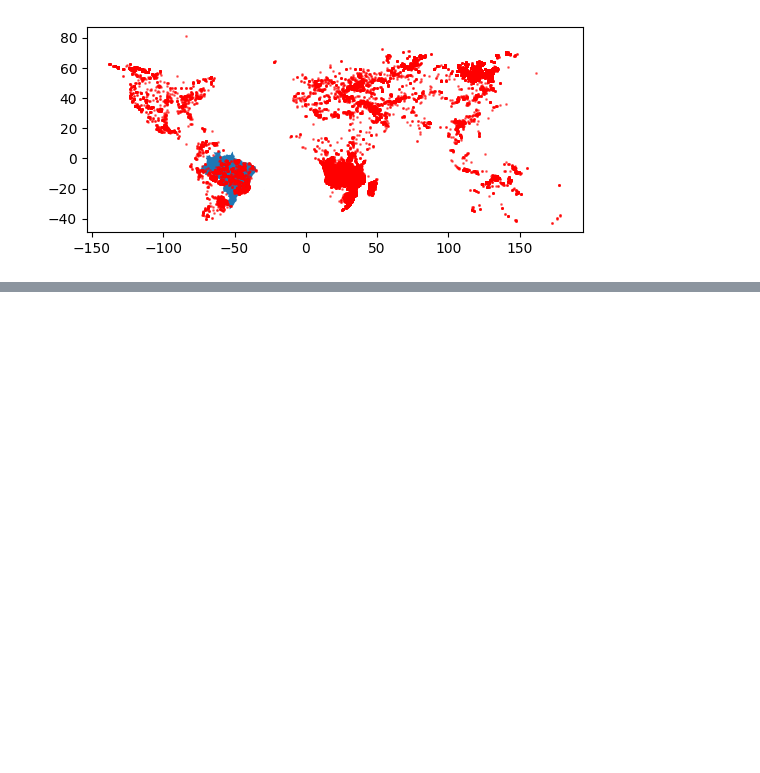
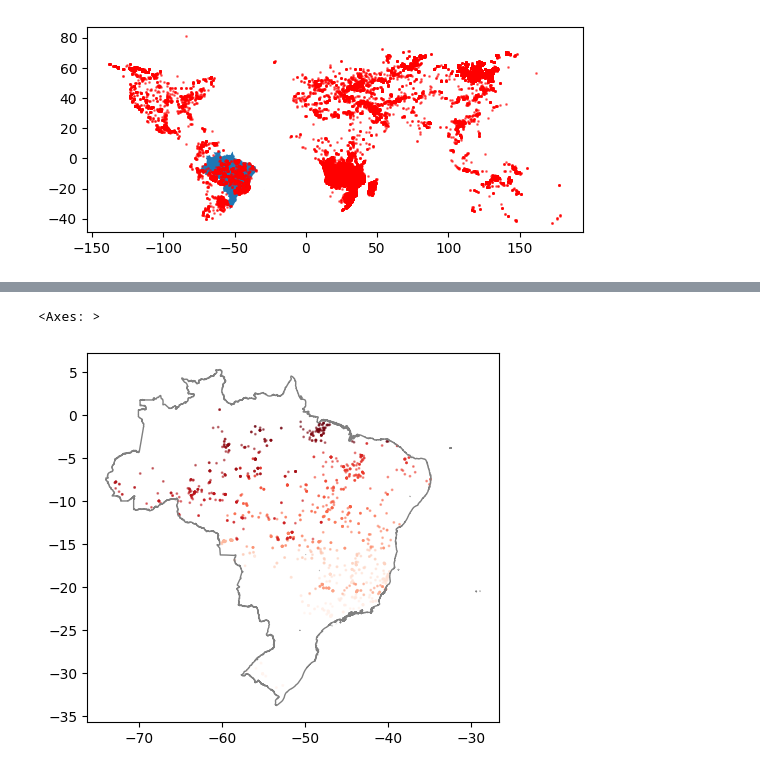
Before and after one commit to leohoinaski/ENS410064, a Jupyter notebook: 2024/notebooks/Aula05.ipynb, the cells around one changed output, grey strips where cells are left out. Cells and saved outputs as stored; diff of their text form; code cells hidden in the pictures; blank space fills up the shorter version.

```diff
--- a/2024/notebooks/Aula05.ipynb
+++ b/2024/notebooks/Aula05.ipynb
@@ -163,0 +171,8 @@ gdf.plot(ax=ax,color='red',alpha=0.5,markersize=1)
+# %%
+# Plotando
+fig, ax = plt.subplots()
+shapeBR.boundary.plot(ax=ax, color='gray',linewidth=1)
+finnBR.plot(ax=ax,alpha=0.5,markersize=1,c=finnBR.AREA,cmap='Reds')
+# %% [output]
+<Axes: >
+[figure, added]
```
Also changed, not shown: parts of 5 cells of this notebook.
